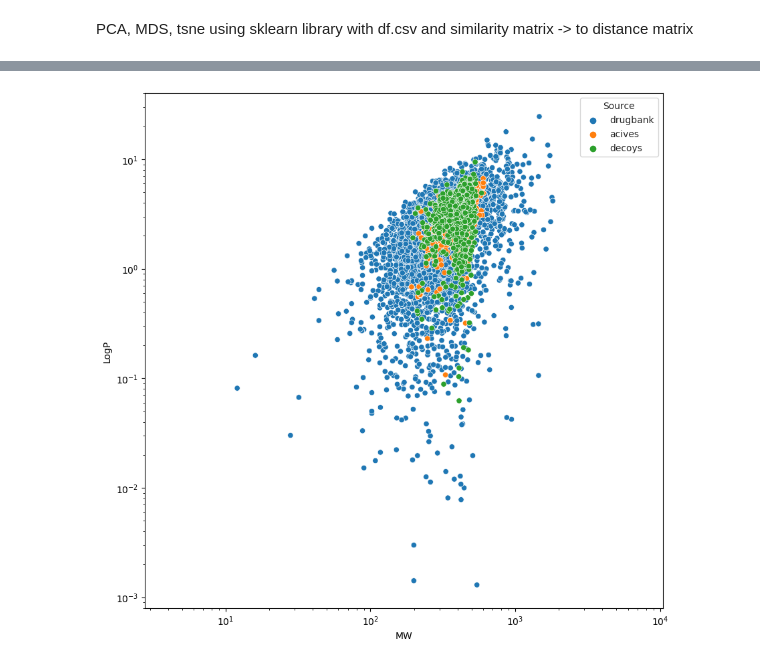
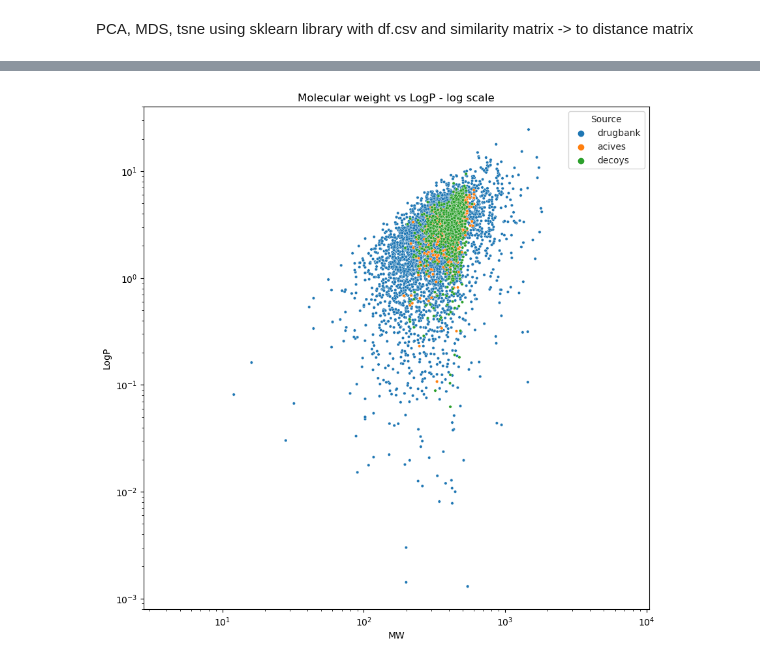
Before and after one commit to lich-uct/cdd2023, a Jupyter notebook: fulopj/jp_ntb/cdd_10_visualisation.ipynb, the cells around one changed output, grey strips where cells are left out. Cells and saved outputs as stored; diff of their text form; code cells hidden in the pictures.

Commit message:
plots

```diff
--- a/fulopj/jp_ntb/cdd_10_visualisation.ipynb
+++ b/fulopj/jp_ntb/cdd_10_visualisation.ipynb
@@ -77,14 +69,15 @@ dist_matrix = 1 - similarity_matrix
 # %%
 # use df_most_diverse and create plot and visualize from which sourceare the strucutres
 # x = MW, y = LogP hue = source
 # seaborn plot
 fig, ax = plt.subplots(figsize=(10, 10))
 sns.set_style("whitegrid")
 # log axes for MW and LogP
 ax.set_xscale('log')
 ax.set_yscale('log')
 # scatter plot without drugbank
-sns.scatterplot(x='MW', y='LogP', hue='Source', data=df)
+sns.scatterplot(x='MW', y='LogP', hue='Source', data=df, s=10)
+ax.title.set_text('Molecular weight vs LogP - log scale')
 plt.show()
 # %% [output]
-[figure, old version]
+[figure, new version]
```
Also changed, not shown: parts of 15 cells of this notebook, 1 other file.
